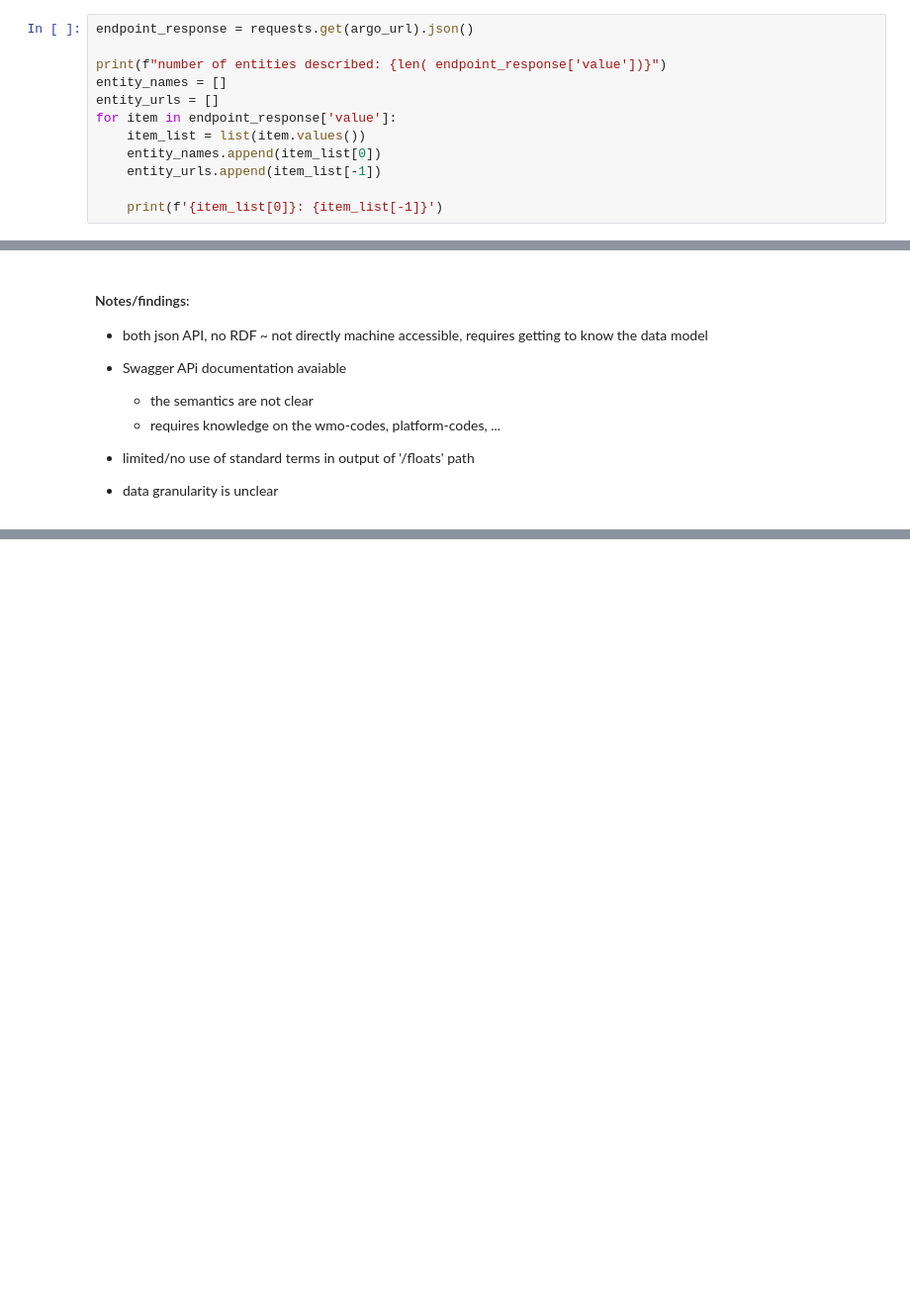
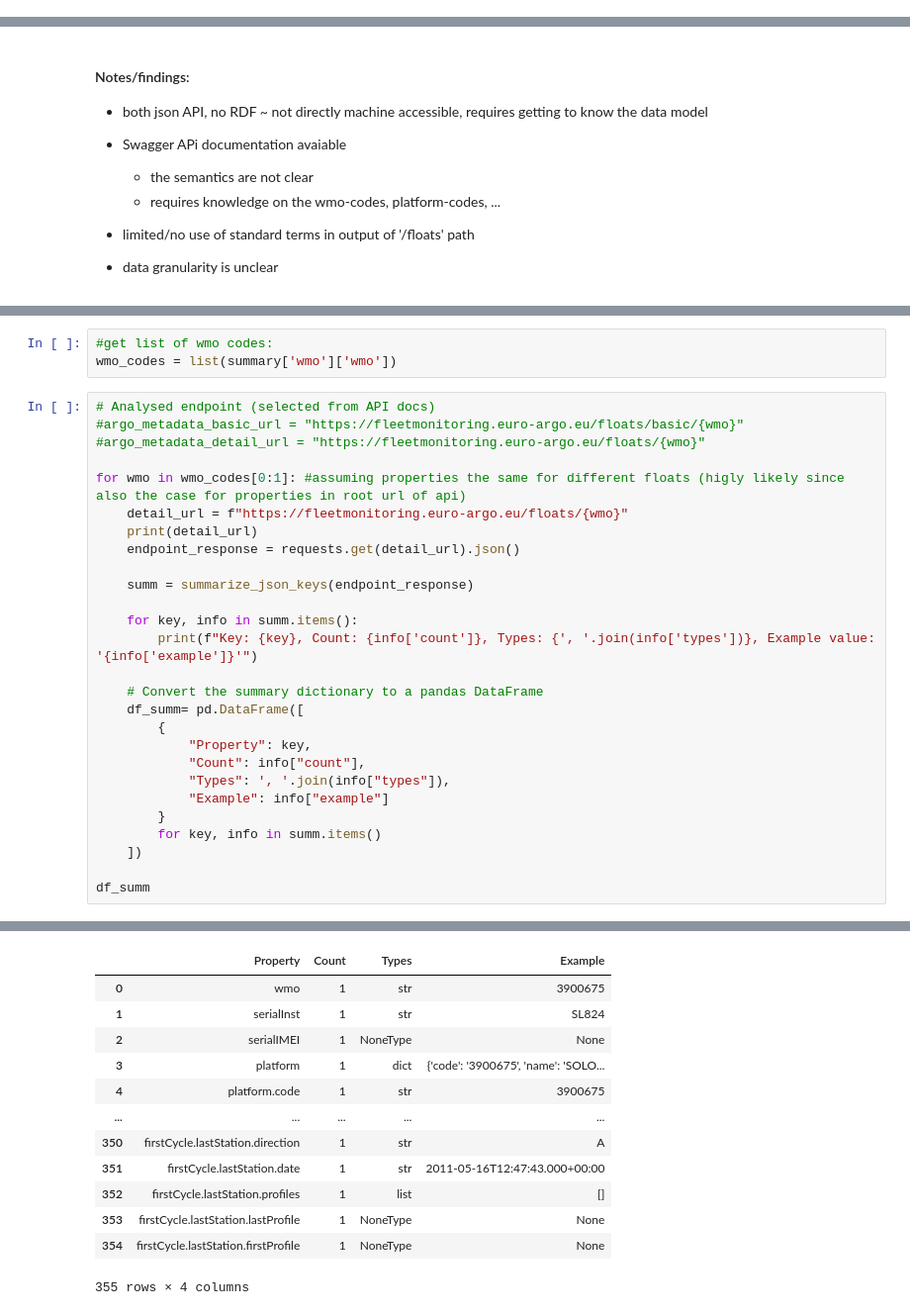
Before and after one commit to vliz-be-opsci/george-analysis, a Jupyter notebook: notebooks/ARGO-jsonAPIs.ipynb, the cells around one changed output, grey strips where cells are left out. Shown at 99% size. Cells and saved outputs as stored; diff of their text form; blank space fills up the shorter version.

```diff
--- a/notebooks/ARGO-jsonAPIs.ipynb
+++ b/notebooks/ARGO-jsonAPIs.ipynb
@@ -49,12 +5,0 @@ The ARGO SensorThings API is implemented as follows:
-# %%
-endpoint_response = requests.get(argo_url).json()
-
-print(f"number of entities described: {len( endpoint_response['value'])}")
-entity_names = []
-entity_urls = []
-for item in endpoint_response['value']:
-    item_list = list(item.values())
-    entity_names.append(item_list[0])
-    entity_urls.append(item_list[-1])
-
-    print(f'{item_list[0]}: {item_list[-1]}')
@@ -407,0 +114,31 @@ metadata_response[10]
+# %%
+#get list of wmo codes:
+wmo_codes = list(summary['wmo']['wmo'])
+# %%
+# Analysed endpoint (selected from API docs)
+#argo_metadata_basic_url = "https://fleetmonitoring.euro-argo.eu/floats/basic/{wmo}"
+#argo_metadata_detail_url = "https://fleetmonitoring.euro-argo.eu/floats/{wmo}"
+
+for wmo in wmo_codes[0:1]: #assuming properties the same for different floats (higly likely since also the case for properties in root url of api)
+    detail_url = f"https://fleetmonitoring.euro-argo.eu/floats/{wmo}"
+    print(detail_url)
+    endpoint_response = requests.get(detail_url).json()
+
+    summ = summarize_json_keys(endpoint_response)
+
+    for key, info in summ.items():
+        print(f"Key: {key}, Count: {info['count']}, Types: {', '.join(info['types'])}, Example value: '{info['example']}'")
+
+    # Convert the summary dictionary to a pandas DataFrame
+    df_summ= pd.DataFrame([
+        {
+            "Property": key,
+            "Count": info["count"],
+            "Types": ', '.join(info["types"]),
+            "Example": info["example"]
+        }
+        for key, info in summ.items()
+    ])
+
+df_summ
+# %% [output]
@@ -407,0 +162,13 @@ metadata_response[10]
+|  | Property | Count | Types | Example |
+| 0 | wmo | 1 | str | 3900675 |
+| 1 | serialInst | 1 | str | SL824 |
+| 2 | serialIMEI | 1 | NoneType | None |
+| 3 | platform | 1 | dict | {'code': '3900675', 'name': 'SOLO... |
+| 4 | platform.code | 1 | str | 3900675 |
+| ... | ... | ... | ... | ... |
+| 350 | firstCycle.lastStation.direction | 1 | str | A |
+| 351 | firstCycle.lastStation.date | 1 | str | 2011-05-16T12:47:43.000+00:00 |
+| 352 | firstCycle.lastStation.profiles | 1 | list | [] |
+| 353 | firstCycle.lastStation.lastProfile | 1 | NoneType | None |
+| 354 | firstCycle.lastStation.firstProfile | 1 | NoneType | None |
+355 rows × 4 columns
```
Also changed, not shown: parts of 46 cells of this notebook, 4 other files.
